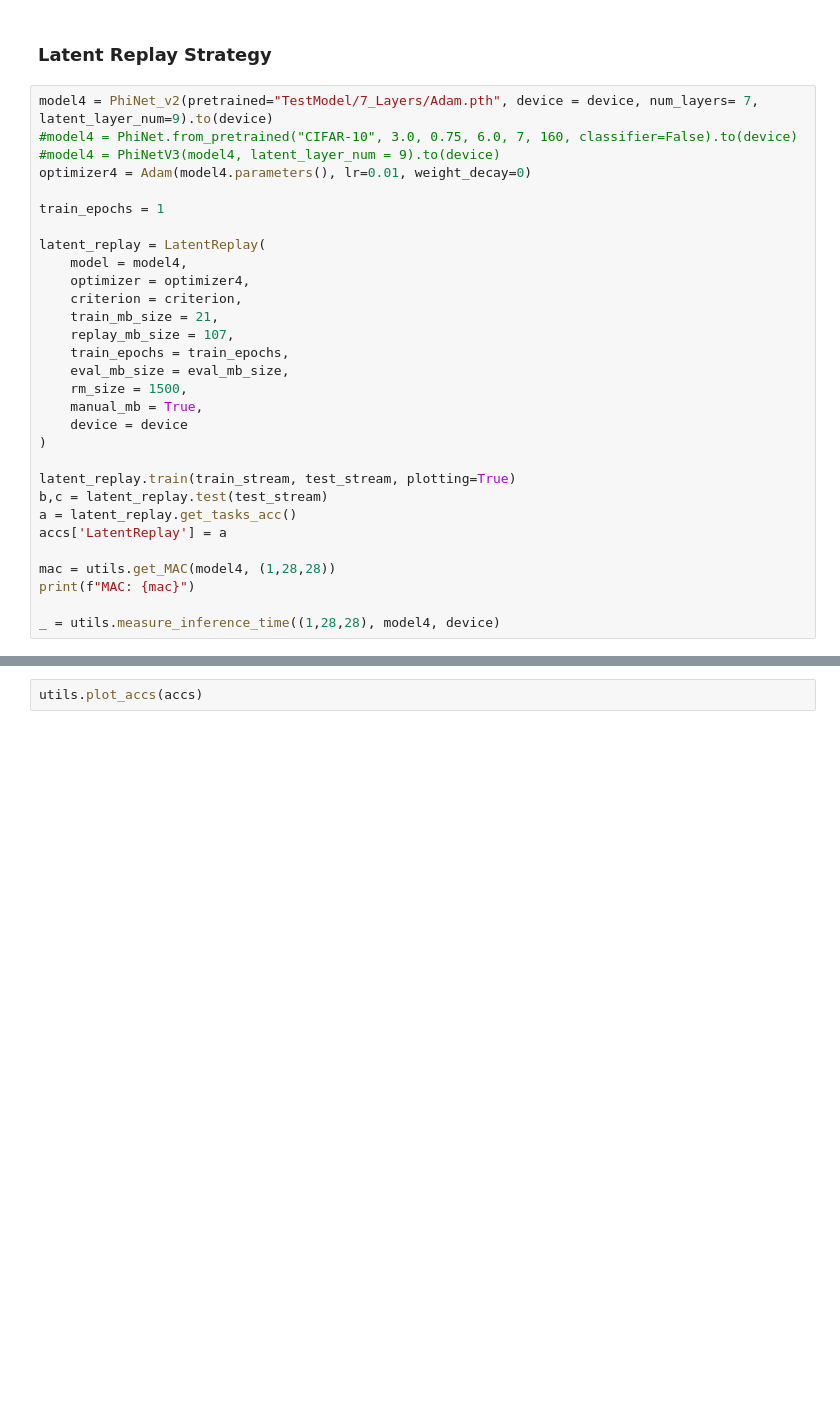
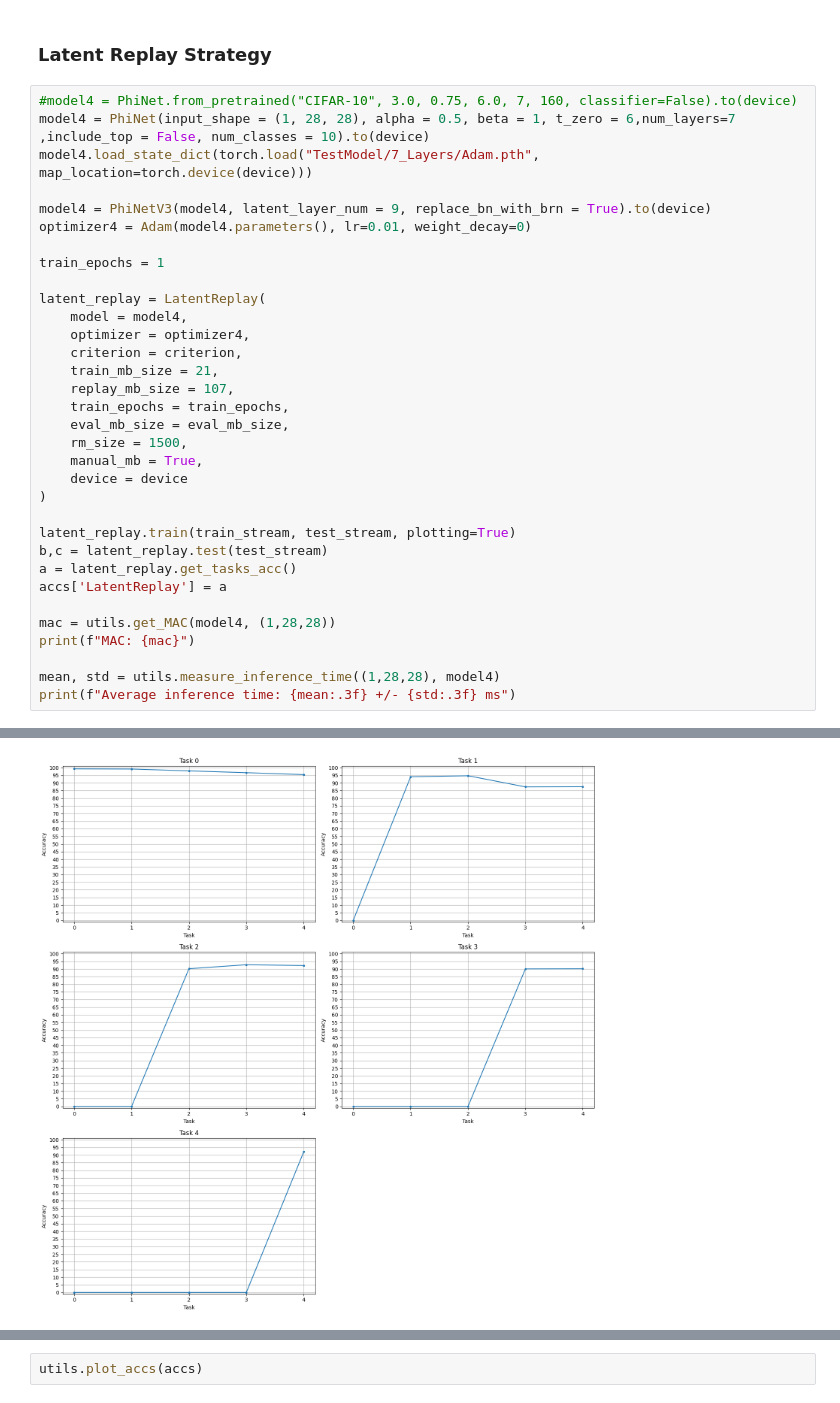
Before and after one commit to Tremo8/CL_Thesis, a Jupyter notebook: Final.ipynb, the cells around one changed output, grey strips where cells are left out. Saved outputs shown, nothing was run; the diff lists cells and outputs as text; blank space fills up the shorter version.

Commit message:
Added the evaluations.py; Added the replace BN with BRN; Removed Legend error

```diff
--- a/Final.ipynb
+++ b/Final.ipynb
@@ -191,9 +197,11 @@ print(f"a: {a}, b: {b}, c: {c}")
 # %% [markdown]
 ### Latent Replay Strategy
 # %%
-model4 = PhiNet_v2(pretrained="TestModel/7_Layers/Adam.pth", device = device, num_layers= 7, latent_layer_num=9).to(device)
 #model4 = PhiNet.from_pretrained("CIFAR-10", 3.0, 0.75, 6.0, 7, 160, classifier=False).to(device)
-#model4 = PhiNetV3(model4, latent_layer_num = 9).to(device)
+model4 = PhiNet(input_shape = (1, 28, 28), alpha = 0.5, beta = 1, t_zero = 6,num_layers=7 ,include_top = False, num_classes = 10).to(device)
+model4.load_state_dict(torch.load("TestModel/7_Layers/Adam.pth", map_location=torch.device(device)))
+
+model4 = PhiNetV3(model4, latent_layer_num = 9, replace_bn_with_brn = True).to(device)
 optimizer4 = Adam(model4.parameters(), lr=0.01, weight_decay=0)
 
 train_epochs = 1
@@ -219,4 +227,6 @@ accs['LatentReplay'] = a
 mac = utils.get_MAC(model4, (1,28,28))
 print(f"MAC: {mac}")
 
-_ = utils.measure_inference_time((1,28,28), model4, device)
+mean, std = utils.measure_inference_time((1,28,28), model4)
+print(f"Average inference time: {mean:.3f} +/- {std:.3f} ms")
+# %% [output]
@@ -222,0 +269 @@ _ = utils.measure_inference_time((1,28,28), model4, device)
+[figure, added]
```
Also changed, not shown: parts of 6 cells of this notebook, 6 other files.
